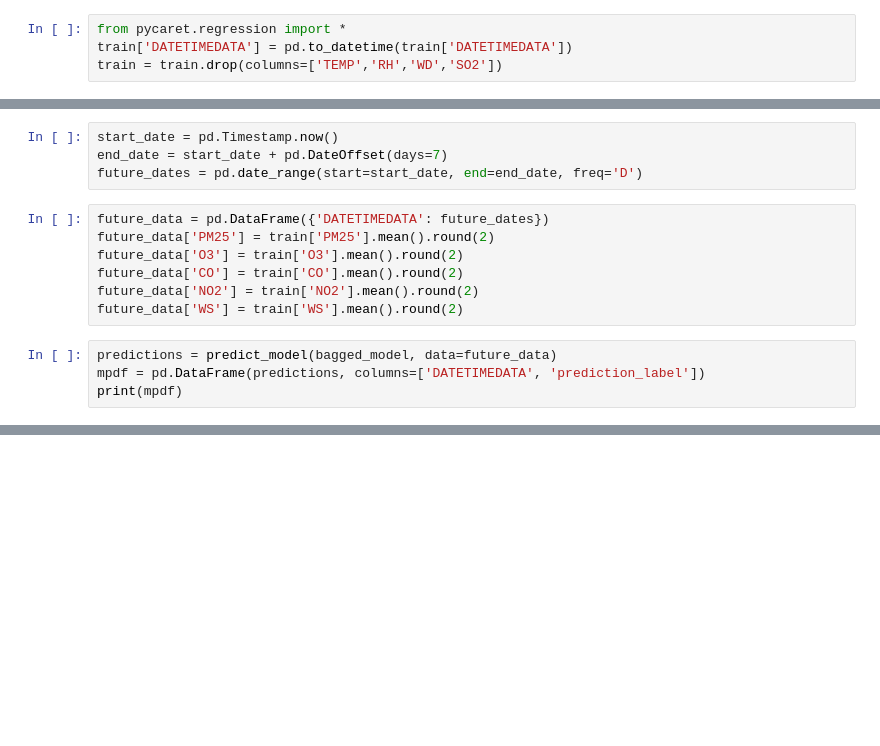
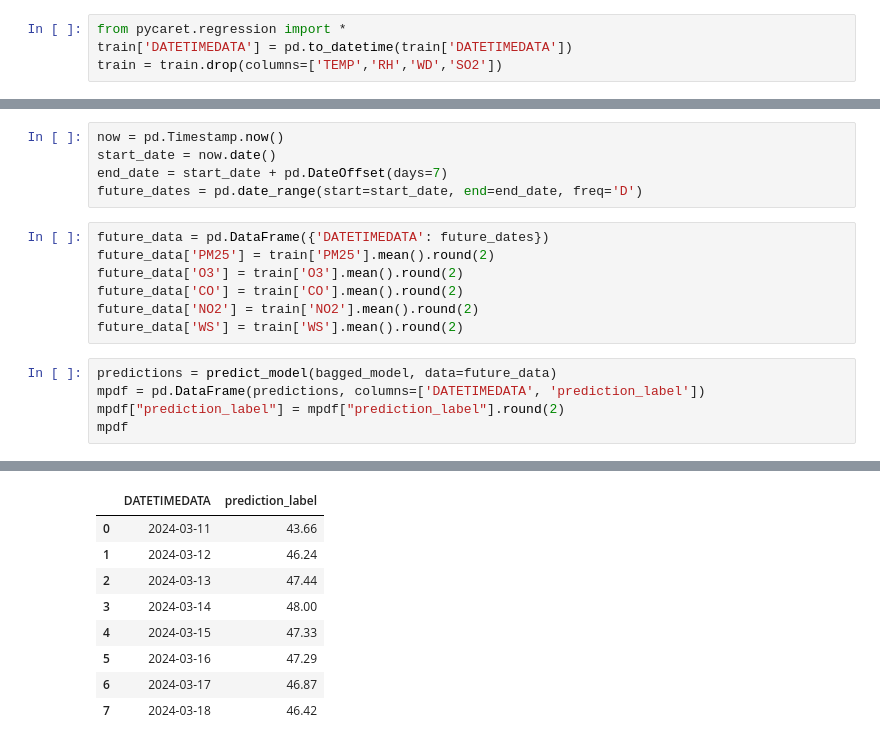
Before and after one commit to jayjiratta/predict_pm2.5, a Jupyter notebook: predict_PM10.ipynb, the cells around one changed output, grey strips where cells are left out. Saved outputs shown, nothing was run; the diff lists cells and outputs as text; blank space fills up the shorter version.

```diff
--- a/predict_PM10.ipynb
+++ b/predict_PM10.ipynb
@@ -128,7 +141,8 @@ bagged_model = ensemble_model(tuned_et_model, n_estimators=20)
 | Std | 0.2672 | 4.3909 | 0.4947 | 0.0357 | 0.0094 | 0.0065 |
 [interactive output not drawn]
 # %%
-start_date = pd.Timestamp.now()
+now = pd.Timestamp.now()
+start_date = now.date()
 end_date = start_date + pd.DateOffset(days=7)
 future_dates = pd.date_range(start=start_date, end=end_date, freq='D')
 # %%
@@ -141,6 +155,7 @@ future_data['WS'] = train['WS'].mean().round(2)
 # %%
 predictions = predict_model(bagged_model, data=future_data)
 mpdf = pd.DataFrame(predictions, columns=['DATETIMEDATA', 'prediction_label'])
-print(mpdf)
+mpdf["prediction_label"] = mpdf["prediction_label"].round(2)
+mpdf
 # %% [output]
 [interactive output not drawn]
@@ -156,3 +162,12 @@ print(mpdf)
+|  | DATETIMEDATA | prediction_label |
+| 0 | 2024-03-11 | 43.66 |
+| 1 | 2024-03-12 | 46.24 |
+| 2 | 2024-03-13 | 47.44 |
+| 3 | 2024-03-14 | 48.00 |
+| 4 | 2024-03-15 | 47.33 |
+| 5 | 2024-03-16 | 47.29 |
+| 6 | 2024-03-17 | 46.87 |
+| 7 | 2024-03-18 | 46.42 |
 # %%
 import matplotlib.pyplot as plt
 
```
Also changed, not shown: parts of 8 cells of this notebook.
